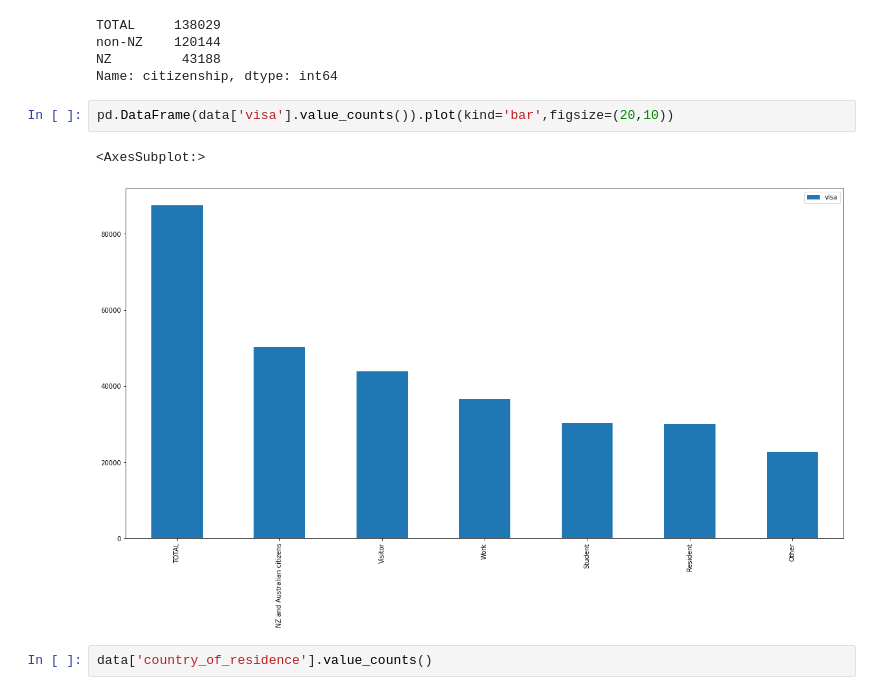
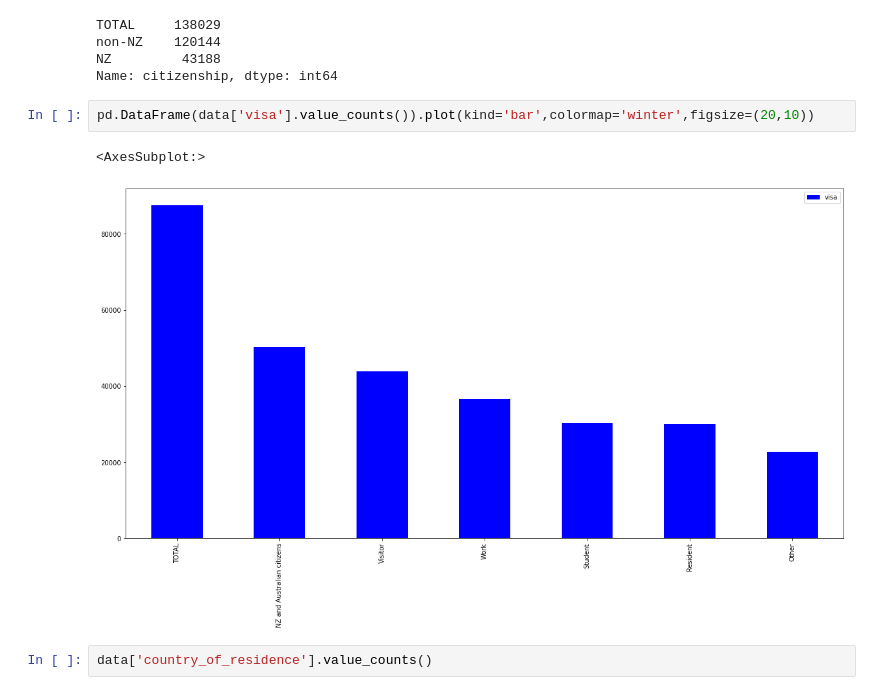
Before and after one commit to Nuh-Thierry/Project-Analyste, a Jupyter notebook: index.ipynb, the cells around one changed output. Cells and saved outputs as stored; diff of their text form.

```diff
--- a/index.ipynb
+++ b/index.ipynb
@@ -217,10 +216,10 @@ non-NZ    120144
 NZ         43188
 Name: citizenship, dtype: int64
 # %%
-pd.DataFrame(data['visa'].value_counts()).plot(kind='bar',figsize=(20,10))
+pd.DataFrame(data['visa'].value_counts()).plot(kind='bar',colormap='winter',figsize=(20,10))
 # %% [output]
 <AxesSubplot:>
-[figure, old version]
+[figure, new version]
 # %%
 data['country_of_residence'].value_counts()
 # %% [output]
```
Also changed, not shown: parts of 16 cells of this notebook.
